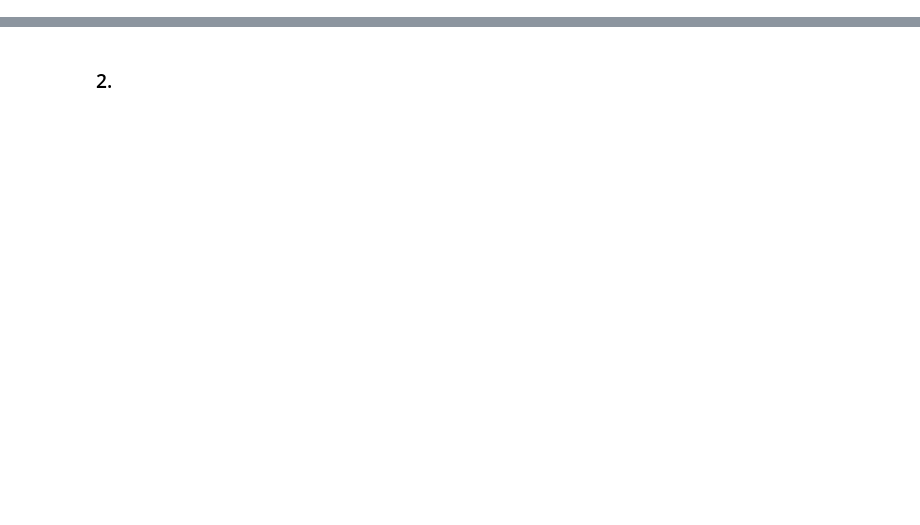
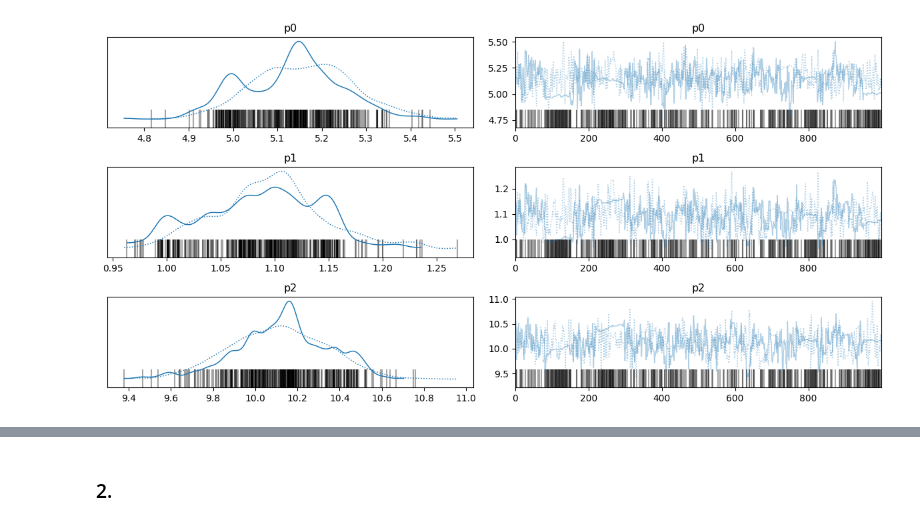
Before and after one commit to imSebin/Bayesian-Statistics-101, a Jupyter notebook: STA365HW9.ipynb, the cells around one changed output, grey strips where cells are left out. Saved outputs shown, nothing was run; the diff lists cells and outputs as text; code cells hidden in the pictures; blank space fills up the shorter version.

```diff
--- a/STA365HW9.ipynb
+++ b/STA365HW9.ipynb
@@ -12,0 +52,24 @@ Define the following terms:
+# %%
+with pm.Model() as onepass_marg_copula:
+
+    p0 = pm.HalfNormal('p0', sigma=10)
+    y0 = pm.Gamma('y0', alpha=p0, beta=1, observed=y[:,0:1])
+    y0_ = pm.Deterministic('y0_', pm.Normal.icdf(pm.math.exp(pm.logcdf(pm.Gamma.dist(alpha=p0, beta=1), y0)), mu=0, sigma=1))
+
+    p1 = pm.HalfNormal('p1', sigma=10)
+    y1 = pm.Exponential('y1', lam=p1, observed=y[:,1:2])
+    y1_ = pm.Deterministic('y1_', pm.Normal.icdf(pm.math.exp(pm.Exponential.logcdf(y1, mu=p1)), mu=0, sigma=1))
+
+    p2 = pm.HalfNormal('p2', sigma=10)
+    y2 = pm.ChiSquared('y2', nu=p2, observed=y[:,2:3])
+    y2_ = pm.Deterministic('y2_', pm.Normal.icdf(pm.math.exp(pm.logcdf(pm.ChiSquared.dist(nu=p2), y2)), mu=0, sigma=1))
+
+    L, R, stds = pm.LKJCholeskyCov("R", n=3, eta=2.0,
+                                   sd_dist=pm.Exponential.dist(1.0, shape=3),
+                                   compute_corr=True)
+
+    potential = pm.Potential("MVNeval",
+                             pm.logp(pm.MvNormal.dist(mu=0, cov=R),
+                                     pm.math.concatenate([y0_,y1_,y2_], axis=1)))
+
+    copula_onepass = pm.sample()
@@ -12,0 +85,5 @@ Define the following terms:
+# %%
+az.plot_trace(copula_onepass, var_names=['p0','p1','p2'])
+plt.tight_layout()
+# %% [output]
+[figure, added]
```
Also changed, not shown: parts of 52 cells of this notebook.
